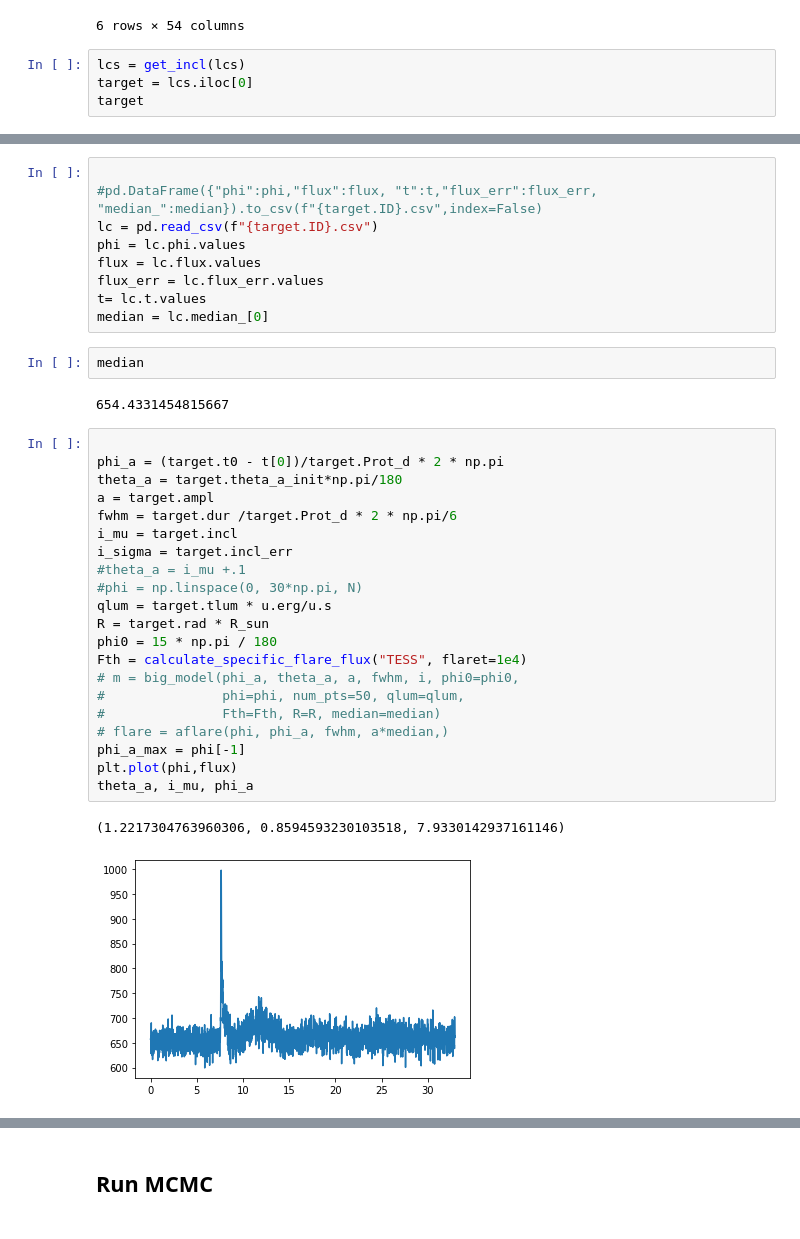
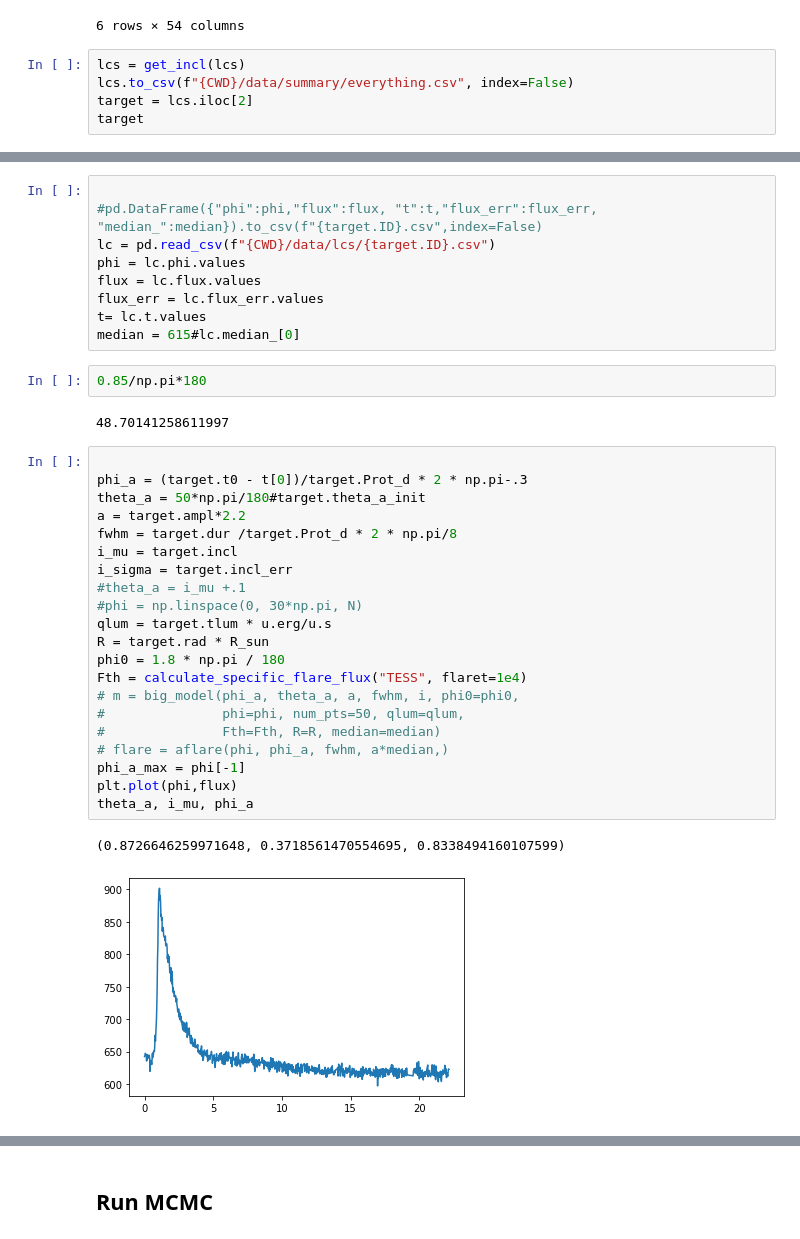
Before and after one commit to ekaterinailin/MalachiteMountains, a Jupyter notebook: analysis/notebooks/NB42_Model_fit_to_Real_Data.ipynb, the cells around one changed output, grey strips where cells are left out. Cells and saved outputs as stored; diff of their text form.

```diff
--- a/analysis/notebooks/NB42_Model_fit_to_Real_Data.ipynb
+++ b/analysis/notebooks/NB42_Model_fit_to_Real_Data.ipynb
@@ -67,6 +67,7 @@ lcs
 6 rows × 54 columns
 # %%
 lcs = get_incl(lcs)
-target = lcs.iloc[0]
+lcs.to_csv(f"{CWD}/data/summary/everything.csv", index=False)
+target = lcs.iloc[2]
 target
 # %% [output]
@@ -115,40 +118,40 @@ median
 # %%
 
 #pd.DataFrame({"phi":phi,"flux":flux, "t":t,"flux_err":flux_err, "median_":median}).to_csv(f"{target.ID}.csv",index=False)
-lc = pd.read_csv(f"{target.ID}.csv")
+lc = pd.read_csv(f"{CWD}/data/lcs/{target.ID}.csv")
 phi = lc.phi.values
 flux = lc.flux.values
 flux_err = lc.flux_err.values
 t= lc.t.values
-median = lc.median_[0]
+median = 615#lc.median_[0]
-# %%
-median
-# %% [output]
-654.4331454815667
+# %%
+0.85/np.pi*180
+# %% [output]
+48.70141258611997
 # %%
 
-phi_a = (target.t0 - t[0])/target.Prot_d * 2 * np.pi
-theta_a = target.theta_a_init*np.pi/180
-a = target.ampl
-fwhm = target.dur /target.Prot_d * 2 * np.pi/6
+phi_a = (target.t0 - t[0])/target.Prot_d * 2 * np.pi-.3
+theta_a = 50*np.pi/180#target.theta_a_init
+a = target.ampl*2.2
+fwhm = target.dur /target.Prot_d * 2 * np.pi/8
 i_mu = target.incl
 i_sigma = target.incl_err
 #theta_a = i_mu +.1
 #phi = np.linspace(0, 30*np.pi, N)
 qlum = target.tlum * u.erg/u.s
 R = target.rad * R_sun
-phi0 = 15 * np.pi / 180
+phi0 = 1.8 * np.pi / 180
 Fth = calculate_specific_flare_flux("TESS", flaret=1e4)
 # m = big_model(phi_a, theta_a, a, fwhm, i, phi0=phi0,
 #               phi=phi, num_pts=50, qlum=qlum,
 #               Fth=Fth, R=R, median=median)
 # flare = aflare(phi, phi_a, fwhm, a*median,)
 phi_a_max = phi[-1]
 plt.plot(phi,flux)
 theta_a, i_mu, phi_a
 # %% [output]
-(1.2217304763960306, 0.8594593230103518, 7.9330142937161146)
+(0.8726646259971648, 0.3718561470554695, 0.8338494160107599)
-[figure, old version]
+[figure, new version]
 # %%
 plt.plot(phi,flux)
 plt.plot(phi, big_model(phi_a, theta_a, a, fwhm, i_mu, phi0=phi0,
```
Also changed, not shown: parts of 13 cells of this notebook, 12 other files.
